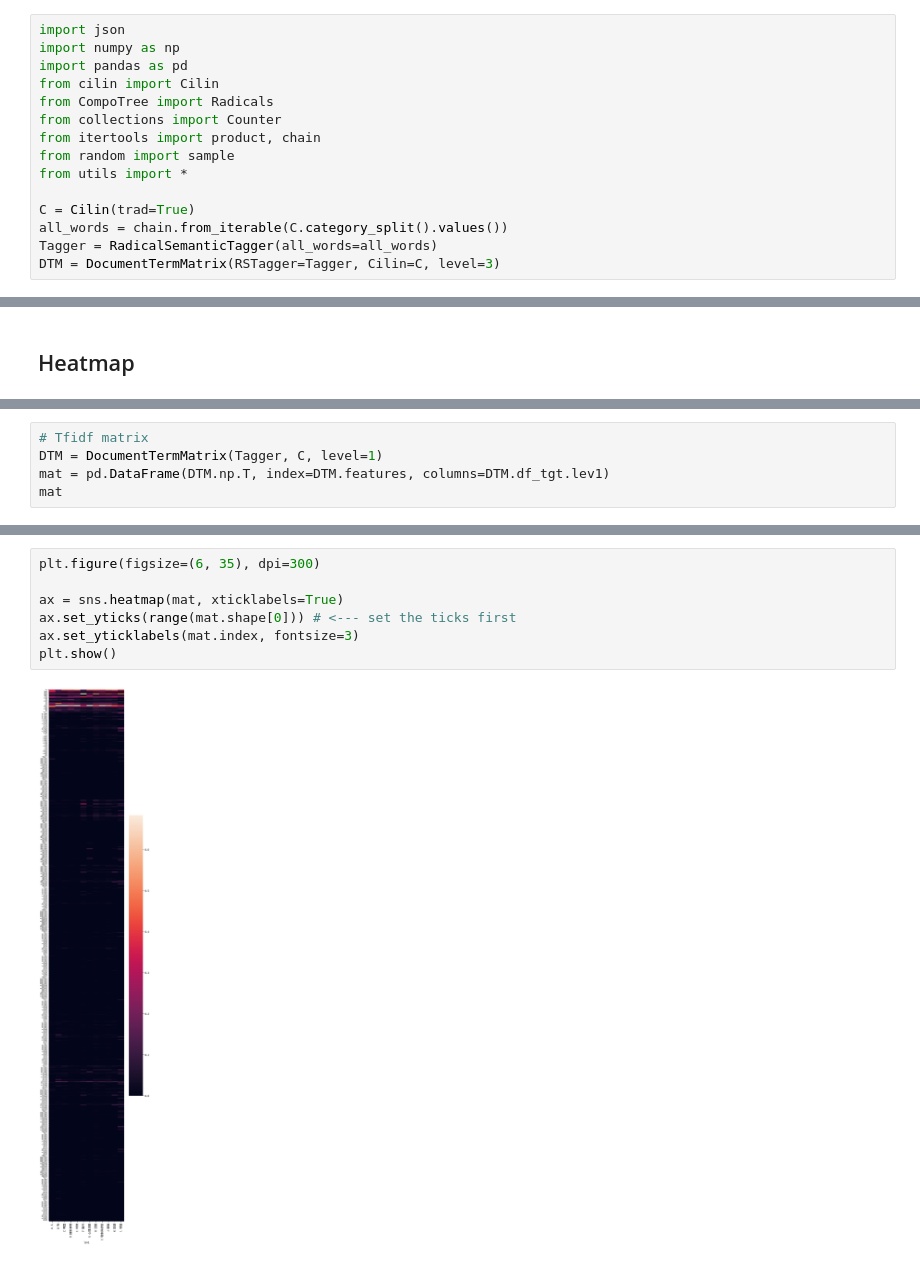
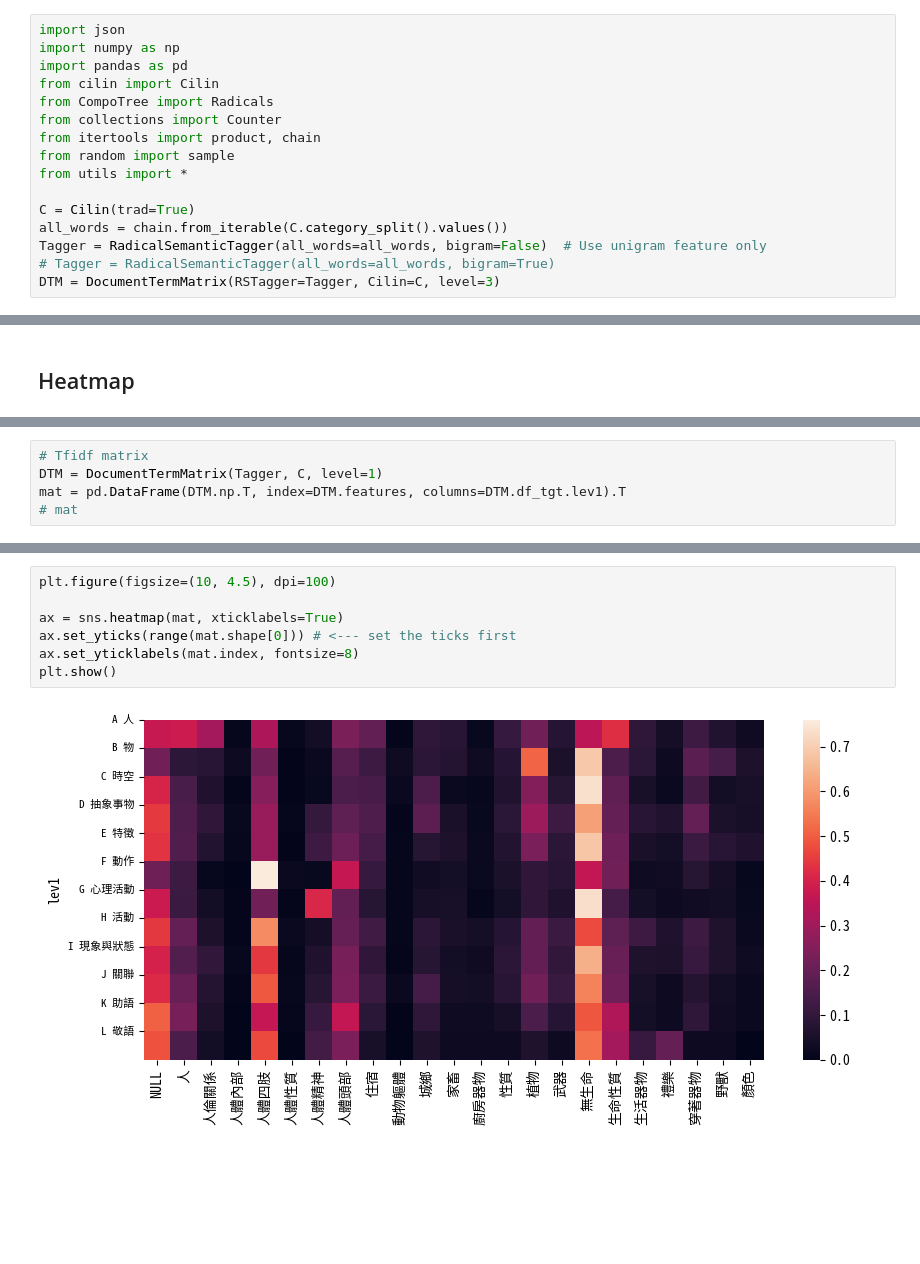
Before and after one commit to liao961120/cilin, a Jupyter notebook: etc/naive_bayes.ipynb, the cells around one changed output, grey strips where cells are left out. Saved outputs shown, nothing was run; the diff lists cells and outputs as text; blank space fills up the shorter version.

```diff
--- a/etc/naive_bayes.ipynb
+++ b/etc/naive_bayes.ipynb
@@ -53,7 +53,8 @@ from utils import *
 
 C = Cilin(trad=True)
 all_words = chain.from_iterable(C.category_split().values())
-Tagger = RadicalSemanticTagger(all_words=all_words)
+Tagger = RadicalSemanticTagger(all_words=all_words, bigram=False)  # Use unigram feature only
+# Tagger = RadicalSemanticTagger(all_words=all_words, bigram=True)
 DTM = DocumentTermMatrix(RSTagger=Tagger, Cilin=C, level=3)
 # %%
 from sklearn.naive_bayes import MultinomialNB
@@ -138,5 +193,5 @@ plt.show()
 # %%
 # Tfidf matrix
 DTM = DocumentTermMatrix(Tagger, C, level=1)
-mat = pd.DataFrame(DTM.np.T, index=DTM.features, columns=DTM.df_tgt.lev1)
-mat
+mat = pd.DataFrame(DTM.np.T, index=DTM.features, columns=DTM.df_tgt.lev1).T
+# mat
@@ -157,9 +198,9 @@ mat
 # %%
-plt.figure(figsize=(6, 35), dpi=300)
+plt.figure(figsize=(10, 4.5), dpi=100)
 
 ax = sns.heatmap(mat, xticklabels=True)
 ax.set_yticks(range(mat.shape[0])) # <--- set the ticks first
-ax.set_yticklabels(mat.index, fontsize=3)
+ax.set_yticklabels(mat.index, fontsize=8)
 plt.show()
 # %% [output]
-[figure, old version]
+[figure, new version]
```
Also changed, not shown: parts of 11 cells of this notebook.
